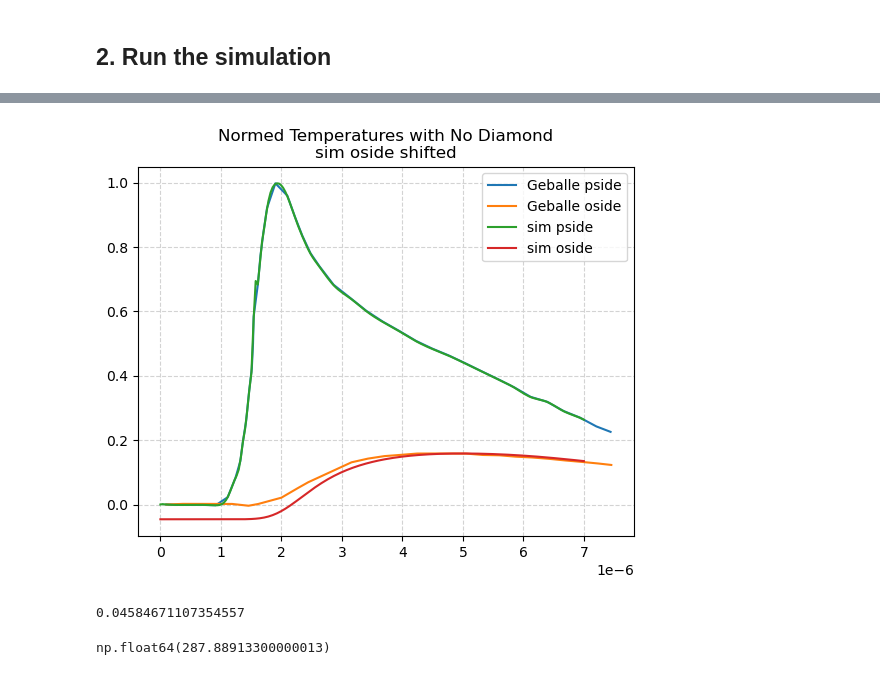
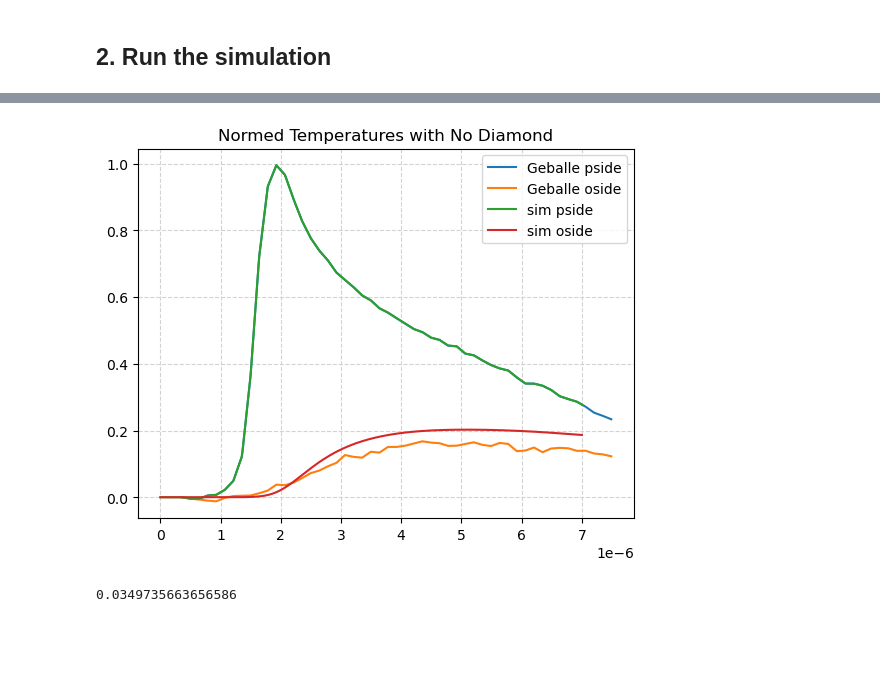
Before and after one commit to cebarker1000/heatflow, a Jupyter notebook: clean_with_ir.ipynb, the cells around one changed output, grey strips where cells are left out. Cells and saved outputs as stored; diff of their text form; code cells hidden in the pictures; blank space fills up the shorter version.

Commit message:
more accurate temperature model with raw data

```diff
--- a/clean_with_ir.ipynb
+++ b/clean_with_ir.ipynb
@@ -16,17 +16,26 @@ from mesh_and_materials.materials import *
 from space.space_and_forms import *
 from dirichlet_bc.bc import *
 # %%
-
 # Sample geometry (all units in meters)
 
 d_ins_oside = 6.3e-6
 d_ins_pside = 3.2e-6
 d_sample    = 1.84e-6
 d_ir        = 0.062e-6
+d_diam      = 40e-6
+
+y_sample    = 20e-6
+y_gasket   = 75e-6
+y_ins_gside = 5e-6
 
 # Mesh bounds
 x_length = d_ins_oside + d_ins_pside + d_sample + 2 * d_ir
 mesh_xmin, mesh_xmax = -(x_length/2), x_length/2
-mesh_ymin, mesh_ymax = -20e-6, 0.0
+
+y_length = y_sample + y_gasket + y_ins_gside
+mesh_ymin, mesh_ymax = -y_length, 0.0
+
+# mesh file name
+mesh_name = 'with_gask'
 # %%
 
@@ -173,3 +236,17 @@ df_oside['normed temperature'] = (
+# %%
+df = pd.read_csv('experimental_data/raw_temp_time_curve.csv')
+df_exact = df.copy().reset_index(drop=True)
+df_exact.columns = ['time', 'pside temperature', 'oside temperature']
+
+df_exact = (df_exact
+            .apply(pd.to_numeric)
+            .dropna()
+            .sort_values('time')
+            .reset_index(drop=True))
+
+df_exact['pside normed'] = (df_exact['pside temperature'] - df_exact['pside temperature'].iloc[0]) / (max(df_exact['pside temperature']) - min(df_exact['pside temperature']))
+df_exact['oside normed'] = (df_exact['oside temperature'] - df_exact['oside temperature'].iloc[0]) / (max(df_exact['pside temperature']) - min(df_exact['pside temperature']))
+df_exact['time'] = df_exact['time'] * 10**-6  # Convert to seconds
 # %%
 import os
 rebuild_mesh = False
@@ -318,40 +384,36 @@ Simulation progress: 100% (step 200/200)
 # %%
 from io_utilities.xdmf_extract import *
 
 time, data = extract_point_timeseries_xdmf(
     os.path.join(save_folder, 'solution.xdmf'),
     function_name='Temperature (K)',
     query_points=[(bx_ir_pside, 0), (BX_ir_oside, 0)]
 )
 
 sim_df = pd.DataFrame({'time': time,
                        'pside': data[0],
                        'oside': data[1]})
 
 sim_df['normed pside'] = (sim_df['pside'] - sim_df['pside'].iloc[0]) / (sim_df['pside'].max() - sim_df['pside'].min())
 sim_df['normed oside'] = (sim_df['oside'] - sim_df['oside'].iloc[0]) / (sim_df['pside'].max() - sim_df['pside'].min())
 
 import matplotlib.pyplot as plt
 fig, ax = plt.subplots()
-ax.set_title('Normed Temperatures with No Diamond\nsim oside shifted')
-ax.plot(df_pside['time'], df_pside['normed temperature'], label='Geballe pside')
-ax.plot(df_oside['time'], df_oside['normed temperature'], label='Geballe oside')
+ax.set_title('Normed Temperatures with No Diamond')
+ax.plot(df_exact['time'], df_exact['pside normed'], label='Geballe pside')
+ax.plot(df_exact['time'], df_exact['oside normed'], label='Geballe oside')
 ax.plot(sim_df['time'], sim_df['normed pside'], label='sim pside')
-ax.plot(sim_df['time'], sim_df['normed oside'] - (max(sim_df['normed oside']) - max(df_oside['normed temperature'])), label='sim oside')
+ax.plot(sim_df['time'], sim_df['normed oside'], label='sim oside')
 ax.grid(True, ls = '--', color = 'lightgray')
 
 ax.legend()
 plt.show()
 # %% [output]
-[figure, old version]
+[figure, new version]
 # %%
-max(sim_df['normed oside'] - max(df_oside['normed temperature']))
+max(sim_df['normed oside'] - max(df_exact['oside normed']))
 # %% [output]
-0.04584671107354557
+0.0349735663656586
-# %%
-df_oside['temperature'].iloc[0] - df_pside['temperature'].iloc[0]
-# %% [output]
-np.float64(287.88913300000013)
 # %%
 
 query_points = []
```
Also changed, not shown: parts of 14 cells of this notebook, 5 other files.
